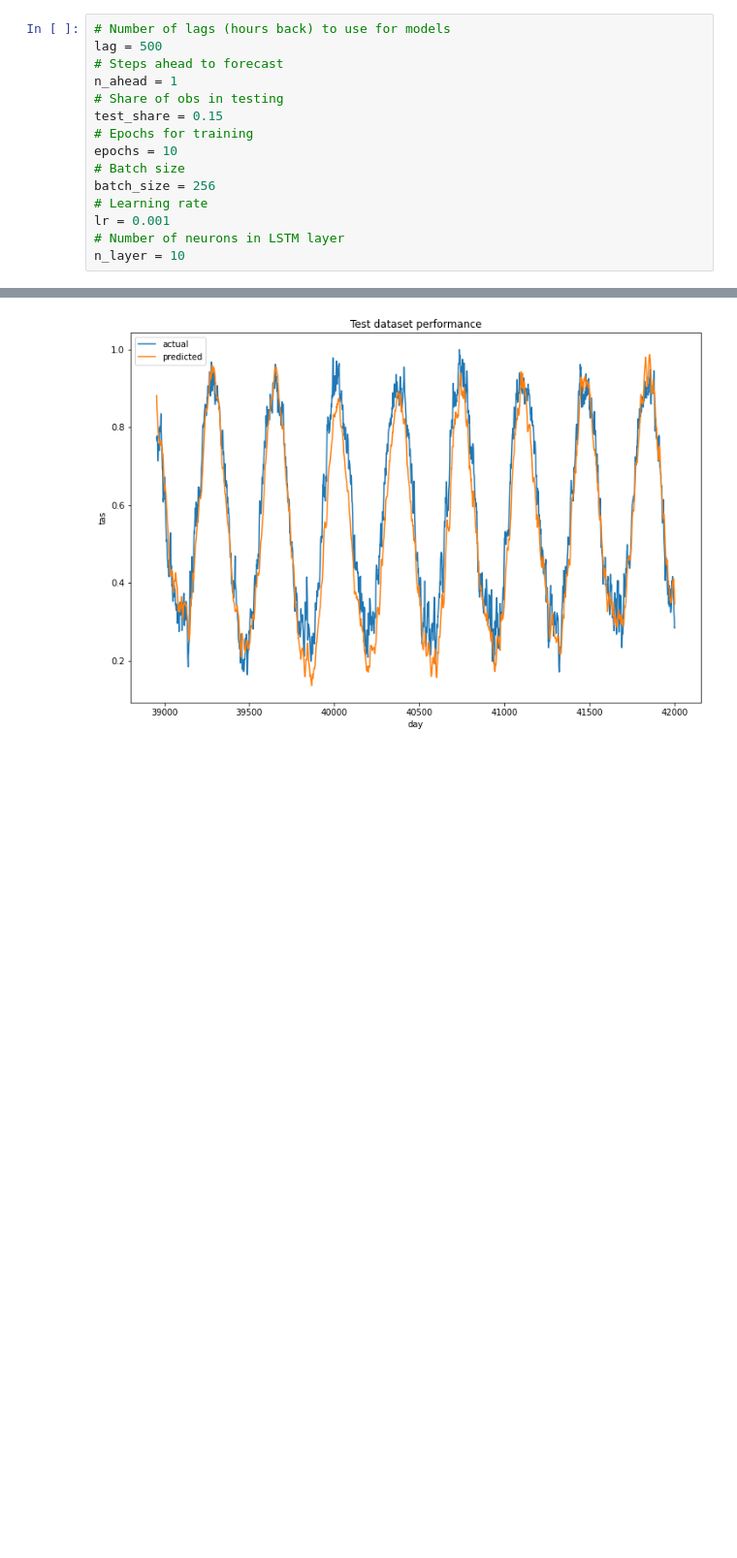
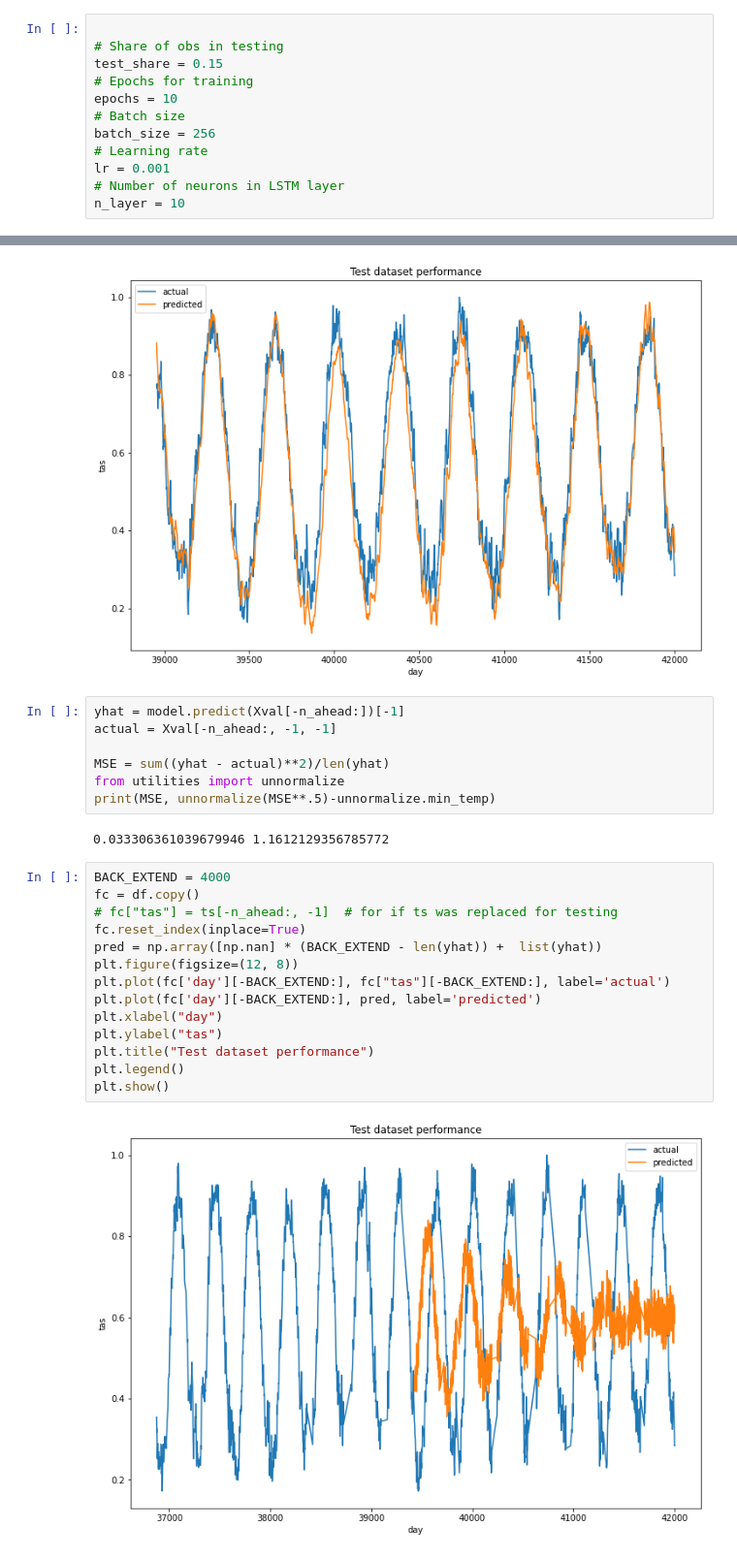
Before and after one commit to singofwalls/EECS_738_Project, a Jupyter notebook: lstm_model_multiple_input_features.ipynb, the cells around one changed output, grey strips where cells are left out. Shown at 97% size. Drawn from its saved outputs; the diff is of its cells as text; blank space fills up the shorter version.

Commit message:
predict n-ahead correctly?

```diff
--- a/lstm_model_multiple_input_features.ipynb
+++ b/lstm_model_multiple_input_features.ipynb
@@ -145,9 +149,6 @@ X, Y = create_X_Y(ts, lag=500, n_ahead=1, target_index=12)
 n_ft = X.shape[2]
 # %%
-# Number of lags (hours back) to use for models
-lag = 500
-# Steps ahead to forecast
-n_ahead = 1
+
 # Share of obs in testing
 test_share = 0.15
 # Epochs for training
@@ -218,3 +200,28 @@ plt.legend()
 plt.show()
 # %% [output]
 [figure]
+# %%
+yhat = model.predict(Xval[-n_ahead:])[-1]
+actual = Xval[-n_ahead:, -1, -1]
+
+MSE = sum((yhat - actual)**2)/len(yhat)
+from utilities import unnormalize
+print(MSE, unnormalize(MSE**.5)-unnormalize.min_temp)
+# %% [output]
+0.033306361039679946 1.1612129356785772
+# %%
+BACK_EXTEND = 4000
+fc = df.copy()
+# fc["tas"] = ts[-n_ahead:, -1]  # for if ts was replaced for testing
+fc.reset_index(inplace=True)
+pred = np.array([np.nan] * (BACK_EXTEND - len(yhat)) +  list(yhat))
+plt.figure(figsize=(12, 8))
+plt.plot(fc['day'][-BACK_EXTEND:], fc["tas"][-BACK_EXTEND:], label='actual')
+plt.plot(fc['day'][-BACK_EXTEND:], pred, label='predicted')
+plt.xlabel("day")
+plt.ylabel("tas")
+plt.title("Test dataset performance")
+plt.legend()
+plt.show()
+# %% [output]
+[figure, added]
```
Also changed, not shown: parts of 3 cells of this notebook, 2 other files.
